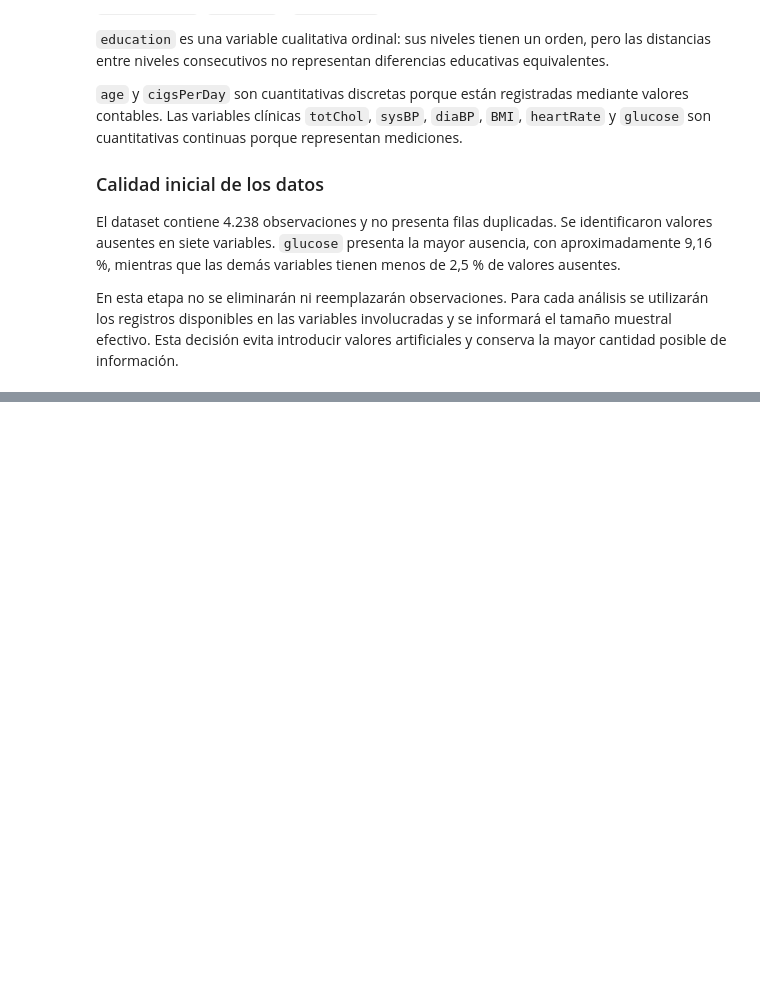
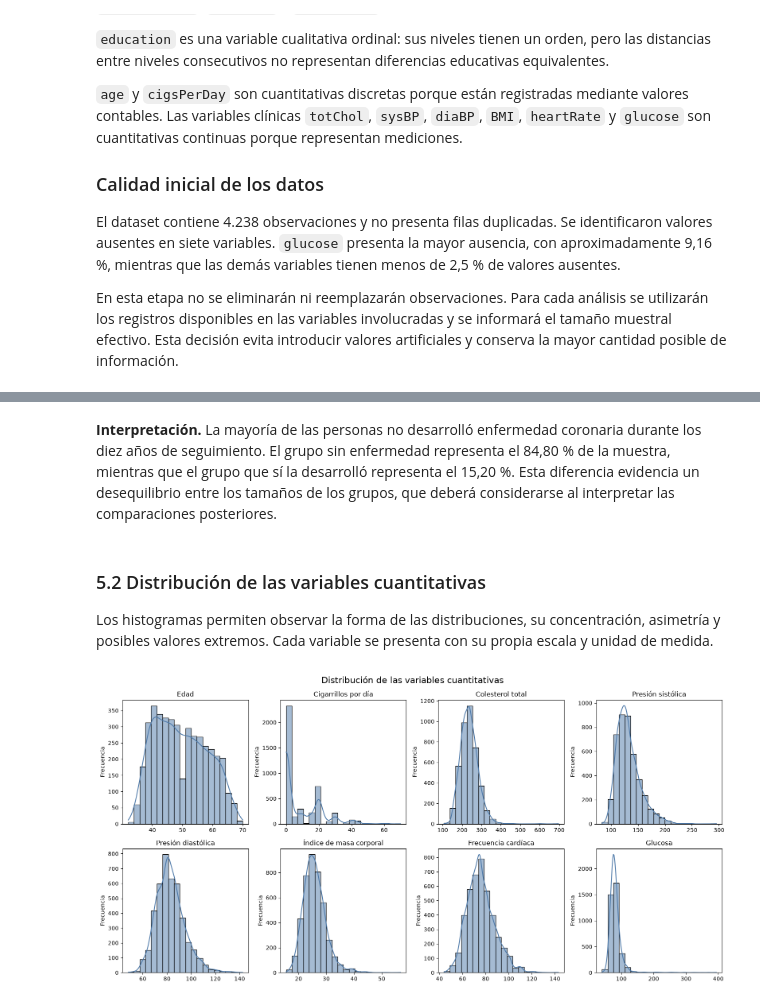
Before and after one commit to alexander-seor/MCDI501-Proyecto-Framingham, a Jupyter notebook: fase-1/formativa-1/notebooks/formativa_1_framingham.ipynb, the cells around one changed output, grey strips where cells are left out. Drawn from its saved outputs; the diff is of its cells as text; code cells hidden in the pictures; blank space fills up the shorter version.

```diff
--- a/fase-1/formativa-1/notebooks/formativa_1_framingham.ipynb
+++ b/fase-1/formativa-1/notebooks/formativa_1_framingham.ipynb
@@ -240,0 +530,57 @@ En esta etapa no se eliminarán ni reemplazarán observaciones. Para cada análi
+# %% [markdown]
+**Interpretación.** La mayoría de las personas no desarrolló enfermedad coronaria durante los diez años de seguimiento. El grupo sin enfermedad representa el 84,80 % de la muestra, mientras que el grupo que sí la desarrolló representa el 15,20 %. Esta diferencia evidencia un desequilibrio entre los tamaños de los grupos, que deberá considerarse al interpretar las comparaciones posteriores.
+# %% [markdown]
+### 5.2 Distribución de las variables cuantitativas
+
+Los histogramas permiten observar la forma de las distribuciones, su concentración, asimetría y posibles valores extremos. Cada variable se presenta con su propia escala y unidad de medida.
+# %%
+titulos_cuantitativas = {
+    "age": "Edad",
+    "cigsPerDay": "Cigarrillos por día",
+    "totChol": "Colesterol total",
+    "sysBP": "Presión sistólica",
+    "diaBP": "Presión diastólica",
+    "BMI": "Índice de masa corporal",
+    "heartRate": "Frecuencia cardíaca",
+    "glucose": "Glucosa"
+}
+
+fig, ejes = plt.subplots(
+    2,
+    4,
+    figsize=(16, 8)
+)
+
+for variable, eje in zip(
+    variables_cuantitativas,
+    ejes.flatten()
+):
+    sns.histplot(
+        data=df_analisis,
+        x=variable,
+        bins=20,
+        kde=True,
+        color="#4C78A8",
+        ax=eje
+    )
+
+    eje.set_title(titulos_cuantitativas[variable])
+    eje.set_xlabel("")
+    eje.set_ylabel("Frecuencia")
+
+fig.suptitle(
+    "Distribución de las variables cuantitativas",
+    fontsize=16
+)
+
+plt.tight_layout()
+
+fig.savefig(
+    "fase-1/formativa-1/figuras/distribuciones_cuantitativas.png",
+    dpi=300,
+    bbox_inches="tight"
+)
+
+plt.show()
+# %% [output]
+[figure, added]
```
Also changed, not shown: parts of 24 cells of this notebook, 4 other files.
